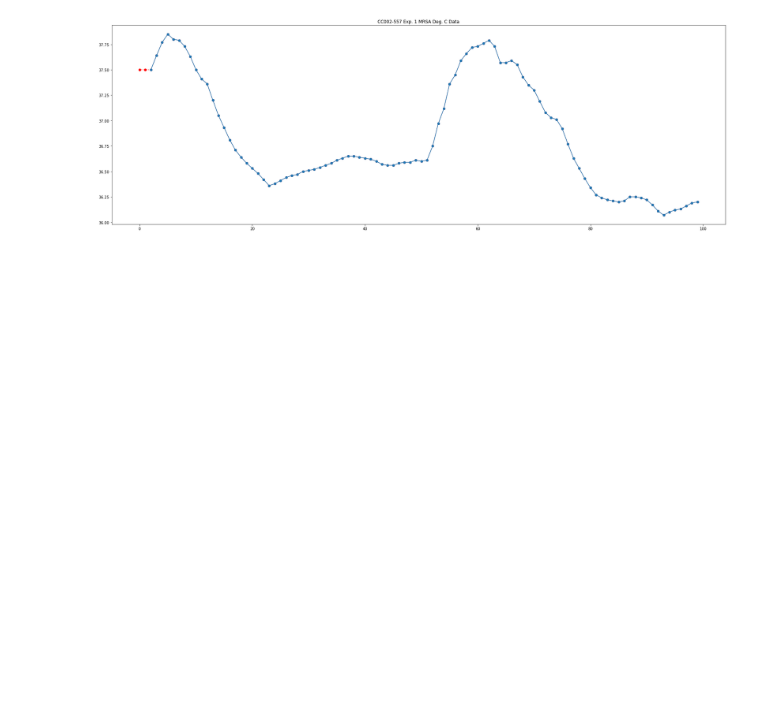
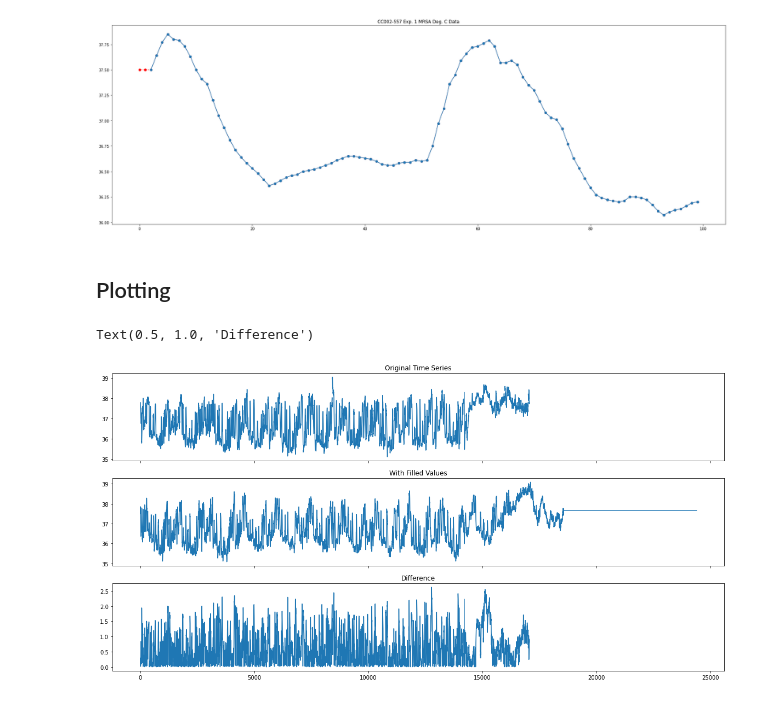
Before and after one commit to sheyaa/caterpillar_mset, a Jupyter notebook: mice_plotting_1_data.ipynb, the cells around one changed output. Cells and saved outputs as stored; diff of their text form; code cells hidden in the pictures; blank space fills up the shorter version.

```diff
--- a/mice_plotting_1_data.ipynb
+++ b/mice_plotting_1_data.ipynb
@@ -102,3 +106,7 @@ mice_temp["CC002-557 Exp. 1 MRSA Deg. C Data"][b:e].plot(title="CC002-557 Exp. 1
 # %% [output]
 <AxesSubplot:title={'center':'CC002-557 Exp. 1 MRSA Deg. C Data'}>
 [figure]
+# %%
+# Backward fill imputation
+b_mice_temp = mice_temp['CC002-557 Exp. 1 MRSA Deg. C Data'].fillna(method="bfill")
+b_mice_temp
@@ -104,0 +133,4 @@ mice_temp["CC002-557 Exp. 1 MRSA Deg. C Data"][b:e].plot(title="CC002-557 Exp. 1
+# %%
+# Forward fill imputation
+f_mice_temp = b_mice_temp.fillna(method='ffill')
+f_mice_temp
@@ -116,3 +157,19 @@ mice_temp['B6-100 Exp. 1 MRSA Deg. C Data'].fillna(method='ffill')
+# %% [markdown]
+## Plotting
+# %%
+difference= abs(mice_temp['CC002-558 Exp. 1 MRSA Deg. C Data']- f_mice_temp)
+# %%
+fig,ax = plt.subplots(3,1,figsize=(20,10),sharex=True)
+fig.set_facecolor("white")
+ax[0].plot(mice['Minutes'],mice_temp['CC002-558 Exp. 1 MRSA Deg. C Data'])
+ax[0].set_title("Original Time Series")
+ax[1].plot(mice['Minutes'],f_mice_temp)
+ax[1].set_title("With Filled Values")
+ax[2].plot(mice['Minutes'],difference)
+ax[2].set_title("Difference")
+# %% [output]
+Text(0.5, 1.0, 'Difference')
+[figure, added]
 # %%
 x = mice["Minutes"]
 y = mice_temp
```
Also changed, not shown: parts of 15 cells of this notebook.
